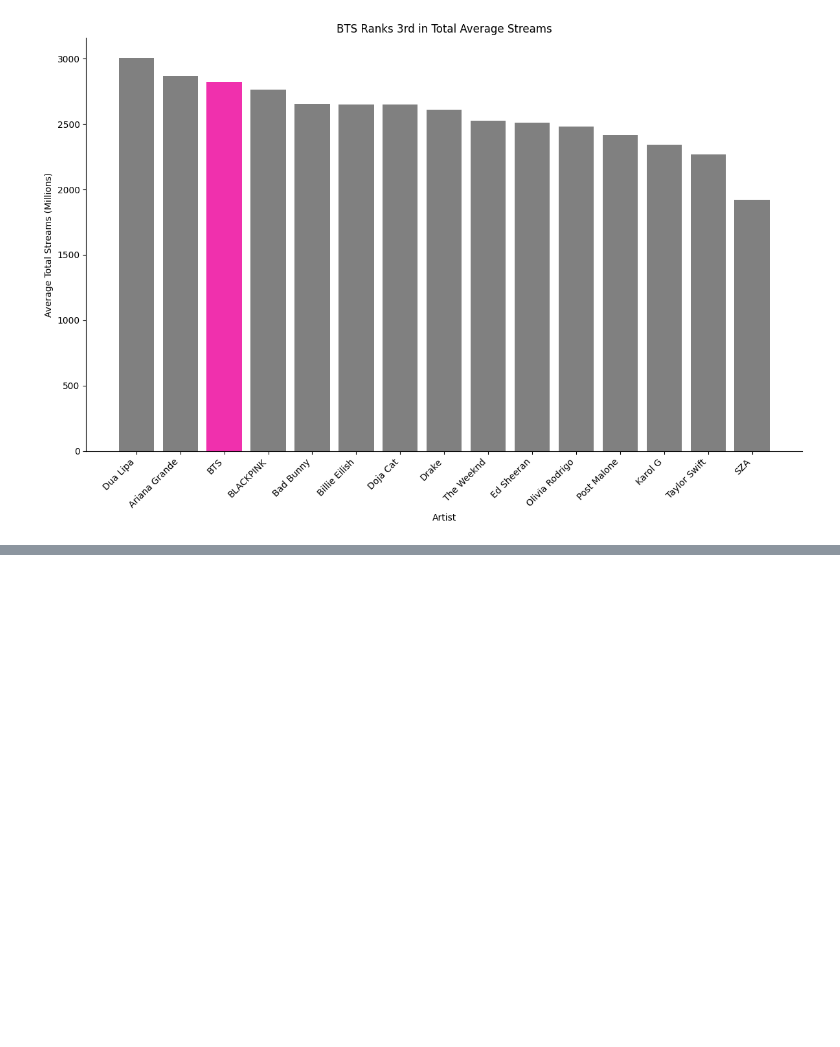
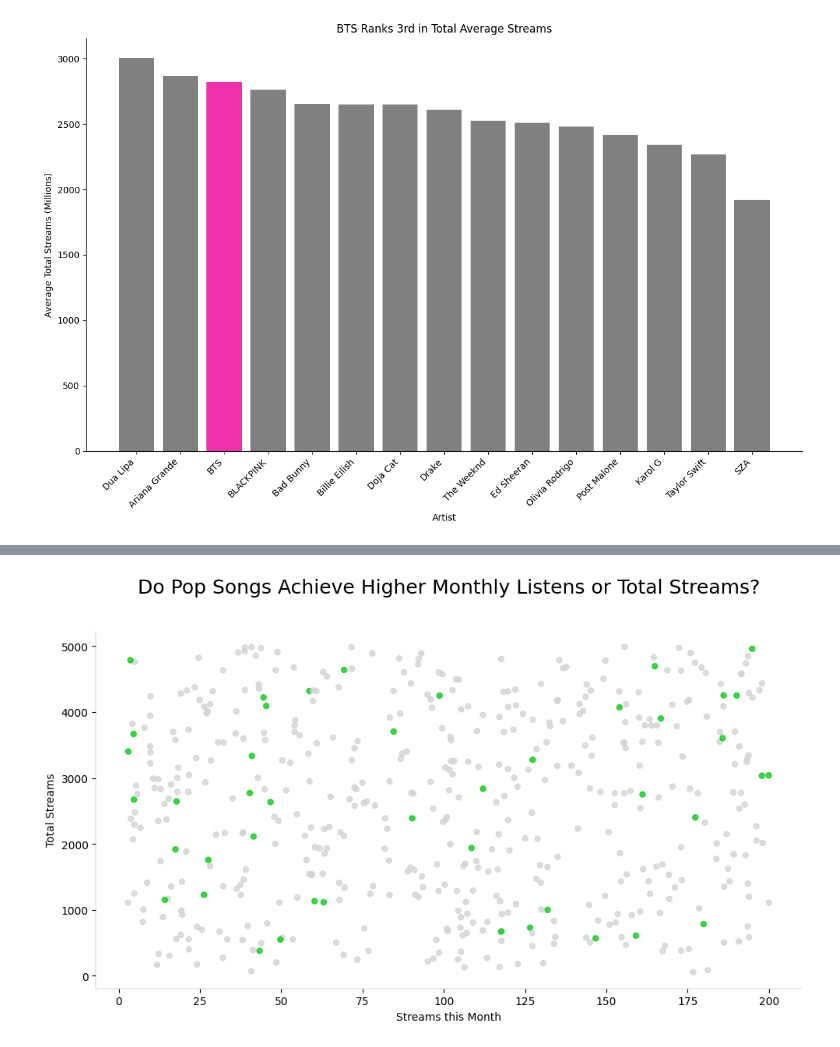
Before and after one commit to tmiller0335/Mod_2, a Jupyter notebook: Week_2/learning_plots_TaylorTackett/notebooks/visualization_practice.ipynb, the cells around one changed output, grey strips where cells are left out. Cells and saved outputs as stored; diff of their text form; code cells hidden in the pictures; blank space fills up the shorter version.

```diff
--- a/Week_2/learning_plots_TaylorTackett/notebooks/visualization_practice.ipynb
+++ b/Week_2/learning_plots_TaylorTackett/notebooks/visualization_practice.ipynb
@@ -188,0 +259,33 @@ plt.show()
+# %%
+plt.figure(figsize=(10,6))
+
+featured_genre = "Pop"
+
+colors = ["#08cc15" if genre == featured_genre else "#d1d5d1" for genre in spotify_df["Genre"]]
+
+plt.scatter(
+    spotify_df["Streams Last 30 Days (Millions)"],
+    spotify_df['Total Streams (Millions)'],
+    color = colors,
+    alpha = 0.8, #changes transparency
+    s = 25 #changes size of the dots
+    )
+
+plt.xlabel("Streams this Month")
+plt.ylabel("Total Streams")
+plt.title("No Apparent Correlation Between Monthly Listens and Total Streams")
+
+ax = plt.gca()
+ax.spines['top'].set_visible(False) #removing the top boarder line
+ax.spines['right'].set_visible(False) #removing the right boarder line
+ax.set_title("Do Pop Songs Achieve Higher Monthly Listens or Total Streams?", fontsize = 18, pad= 35) #renaming the title, changing the font size, and padding around said title
+
+for spine in ax.spines.values():
+    spine.set_linewidth(0.25)
+    spine.set_alpha(0.5)
+
+
+plt.tight_layout()
+plt.show()
+# %% [output]
+[figure, added]
```
Also changed, not shown: parts of 6 cells of this notebook.
